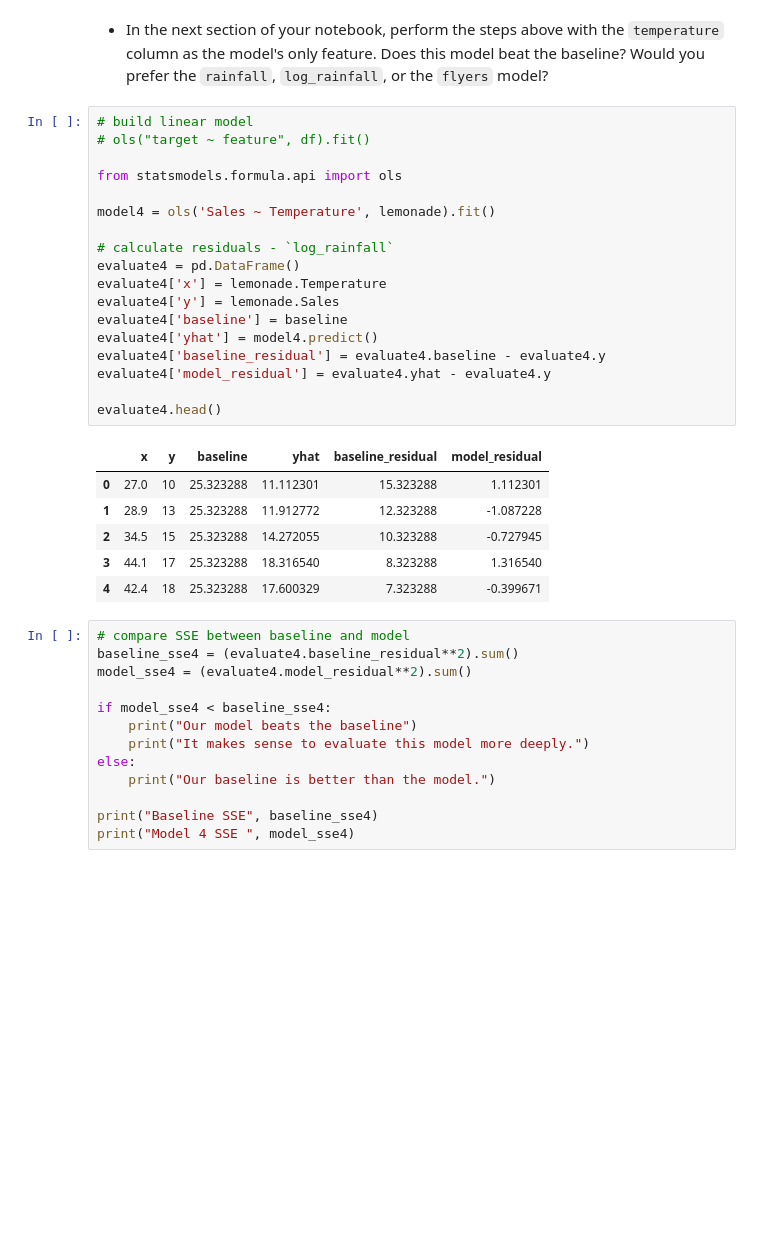
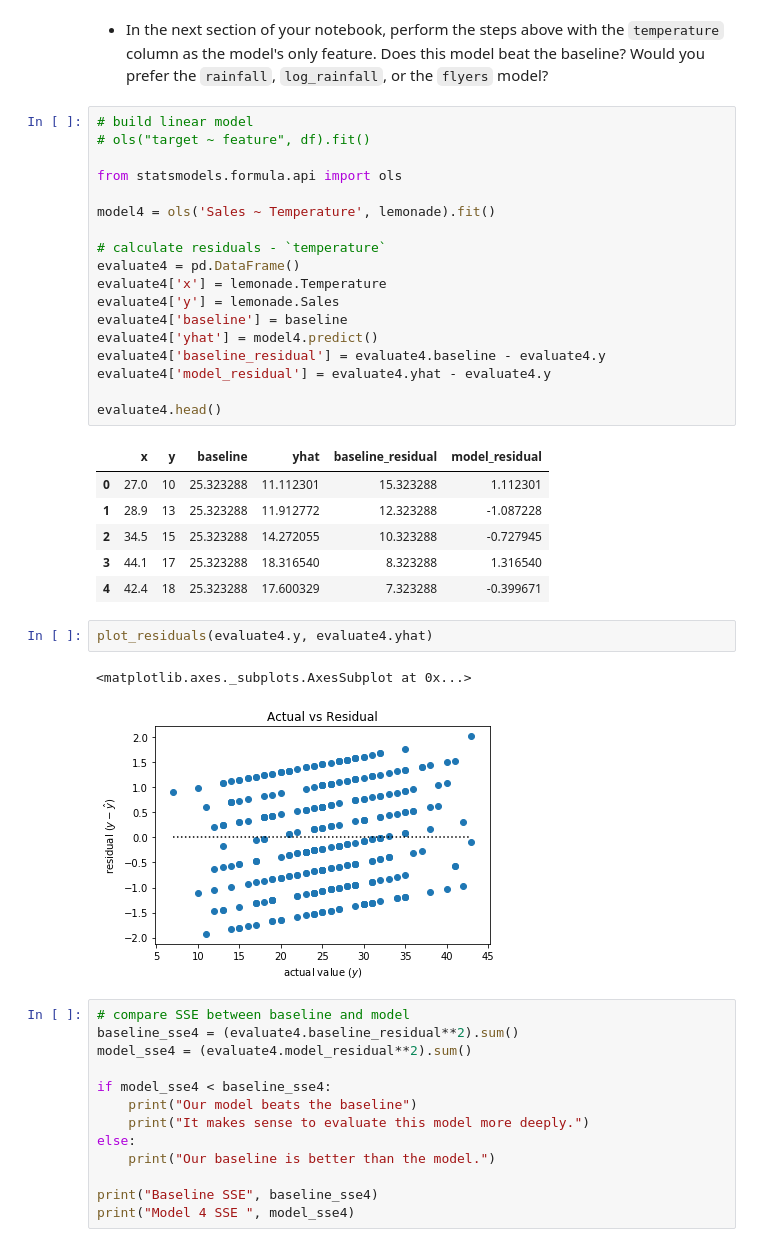
Before and after one commit to Brandon-Martinez27/regression-exercises, a Jupyter notebook: evaluate.ipynb, the cells around one changed output. Saved outputs shown, nothing was run; the diff lists cells and outputs as text; blank space fills up the shorter version.

```diff
--- a/evaluate.ipynb
+++ b/evaluate.ipynb
@@ -335,7 +352,7 @@ from statsmodels.formula.api import ols
 
 model4 = ols('Sales ~ Temperature', lemonade).fit()
 
-# calculate residuals - `log_rainfall`
+# calculate residuals - `temperature`
 evaluate4 = pd.DataFrame()
 evaluate4['x'] = lemonade.Temperature
 evaluate4['y'] = lemonade.Sales
@@ -352,6 +369,11 @@ evaluate4.head()
 | 2 | 34.5 | 15 | 25.323288 | 14.272055 | 10.323288 | -0.727945 |
 | 3 | 44.1 | 17 | 25.323288 | 18.316540 | 8.323288 | 1.316540 |
 | 4 | 42.4 | 18 | 25.323288 | 17.600329 | 7.323288 | -0.399671 |
+# %%
+plot_residuals(evaluate4.y, evaluate4.yhat)
+# %% [output]
+<matplotlib.axes._subplots.AxesSubplot at 0x...>
+[figure, added]
 # %%
 # compare SSE between baseline and model
 baseline_sse4 = (evaluate4.baseline_residual**2).sum()
```
Also changed, not shown: parts of 10 cells of this notebook, 3 other files.
